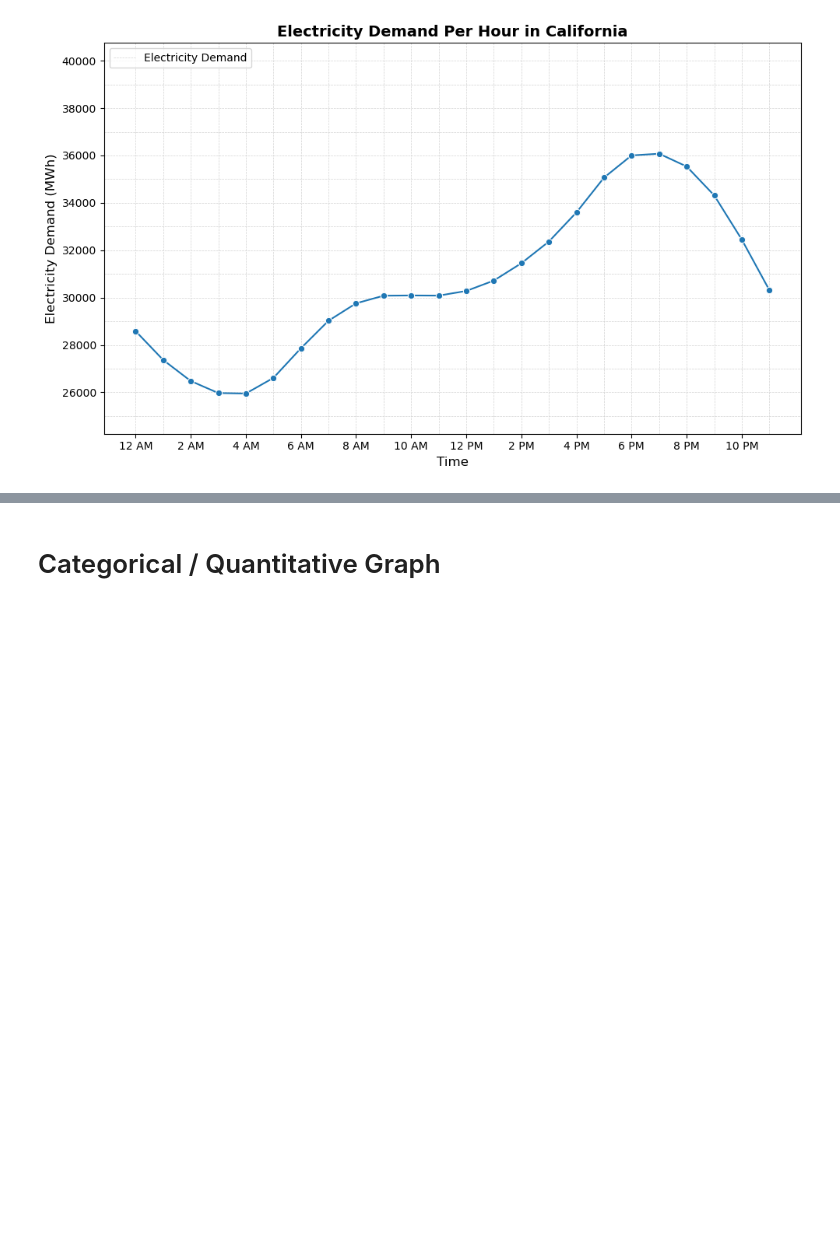
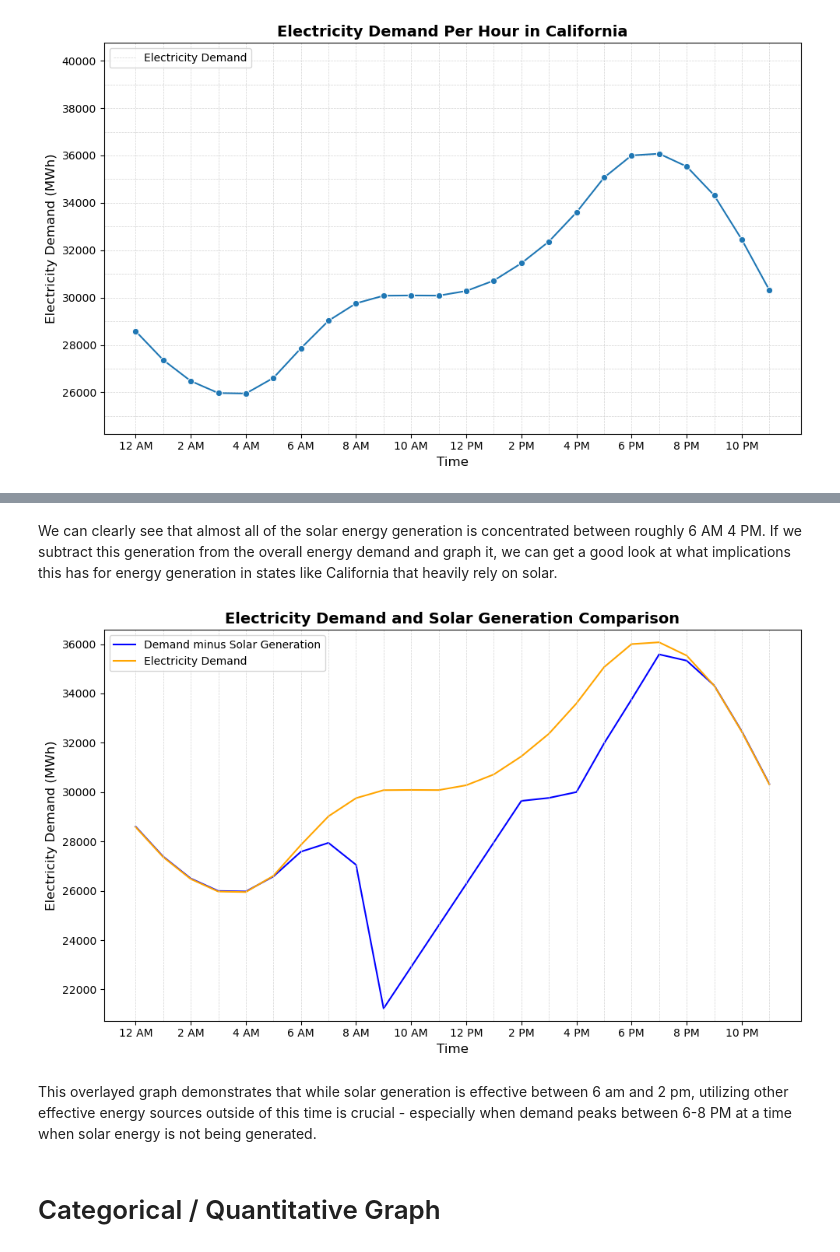
Before and after one commit to omarmejiaa/ds102_finalproj, a Jupyter notebook: EDA.ipynb, the cells around one changed output, grey strips where cells are left out. Cells and saved outputs as stored; diff of their text form; code cells hidden in the pictures; blank space fills up the shorter version.

```diff
--- a/EDA.ipynb
+++ b/EDA.ipynb
@@ -189,3 +169,55 @@ california.describe()
+# %% [markdown]
+We can clearly see that almost all of the solar energy generation is concentrated between roughly 6 AM 4 PM. If we subtract this generation from the overall energy demand and graph it, we can get a good look at what implications this has for energy generation in states like California that heavily rely on solar.
+# %%
+california['demand_minus_solar'] = california['D'] - california['cleaned_solar']
+# %%
+solar_demand_by_hour_cal = california[['Hour', 'demand_minus_solar', ]].groupby('Hour').mean()
+solar_demand_by_hour_cal = solar_demand_by_hour_cal.drop(solar_demand_by_hour_cal.index[-1])
+# %%
+fig, ax = plt.subplots(figsize=(10, 6))
+
+sns.lineplot(
+    data=solar_demand_by_hour_cal,
+    x='Hour',
+    y='demand_minus_solar',
+    color='blue',
+    label='Demand minus Solar Generation',
+    ax=ax
+)
+
+sns.lineplot(
+    data=demand_by_hour_cal,
+    x='Hour',
+    y='D',
+    color='orange',
+    label='Electricity Demand',
+    ax=ax
+)
+
+plt.xlabel('Time', fontsize=12)
+plt.ylabel('Electricity Demand (MWh)', fontsize=12)
+plt.title('Electricity Demand and Solar Generation Comparison', fontsize=14, weight='bold')
+
+min_y = min(solar_demand_by_hour_cal['demand_minus_solar'].min(), demand_by_hour_cal['D'].min())
+max_y = max(solar_demand_by_hour_cal['demand_minus_solar'].max(), demand_by_hour_cal['D'].max())
+ax.set_ylim(min_y - 500, max_y + 500)  # Add a small buffer for clarity
+
+plt.legend(loc='upper left', fontsize=10)
+
+plt.axhline(y=0, color='lightgray', linestyle='--', linewidth=0.5)
+for x in range(0, 24, 1):
+    plt.axvline(x=x, color='lightgray', linestyle='--', linewidth=0.5)
+plt.xticks(
+    range(0, 24, 2),
+    ['12 AM', '2 AM', '4 AM', '6 AM', '8 AM', '10 AM', '12 PM', '2 PM', '4 PM', '6 PM', '8 PM', '10 PM']
+)
+
+plt.tight_layout()
+plt.show()
+# %% [output]
+[figure, added]
+# %% [markdown]
+This overlayed graph demonstrates that while solar generation is effective between 6 am and 2 pm, utilizing other effective energy sources outside of this time is crucial - especially when demand peaks between 6-8 PM at a time when solar energy is not being generated.
 # %% [markdown]
 # Categorical / Quantitative Graph
 # %%
```
Also changed, not shown: parts of 4 cells of this notebook.
